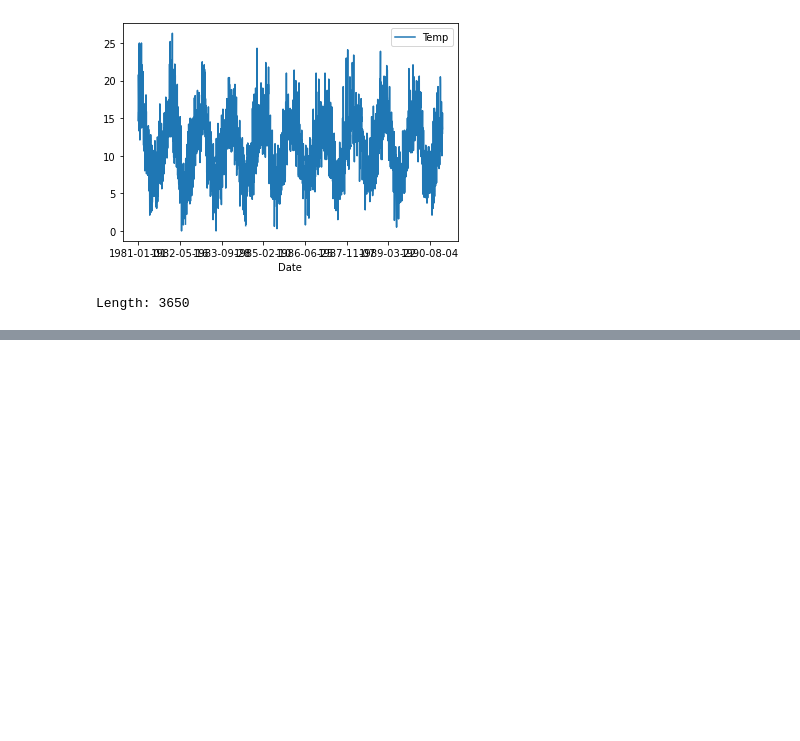
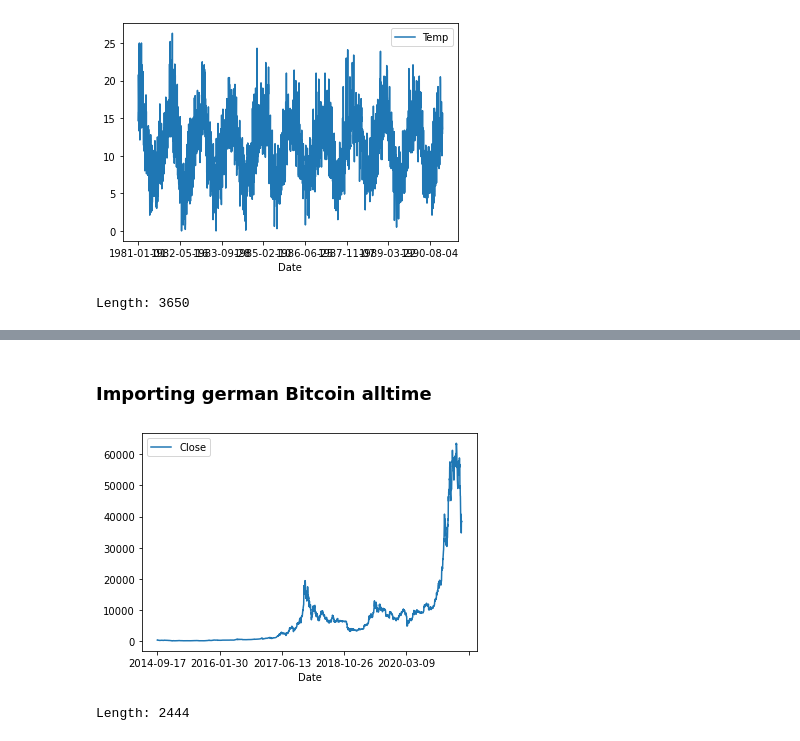
Before and after one commit to dapetri/Revisiting-STS-Clustering-Meaninglessness, a Jupyter notebook: py/meaningfulness.ipynb, the cells around one changed output, grey strips where cells are left out. Drawn from its saved outputs; the diff is of its cells as text; code cells hidden in the pictures; blank space fills up the shorter version.

```diff
--- a/py/meaningfulness.ipynb
+++ b/py/meaningfulness.ipynb
@@ -232 +265,12 @@ Length: 3650
+# %% [markdown]
+### Importing german Bitcoin alltime
+# %%
+bitcoin_alltime = pd.read_csv('../data/bitcoin_alltime.csv', usecols=[0,4])
+bitcoin_alltime.plot(x='Date', y='Close')
+plt.show()
+np_bitcoin_alltime = bitcoin_alltime.to_numpy()
+print('Length: '+str(np_bitcoin_alltime.shape[0]))
+# %% [output]
+[figure, added]
+Length: 2444
 # %%
```
Also changed, not shown: parts of 9 cells of this notebook, 5 other files.
